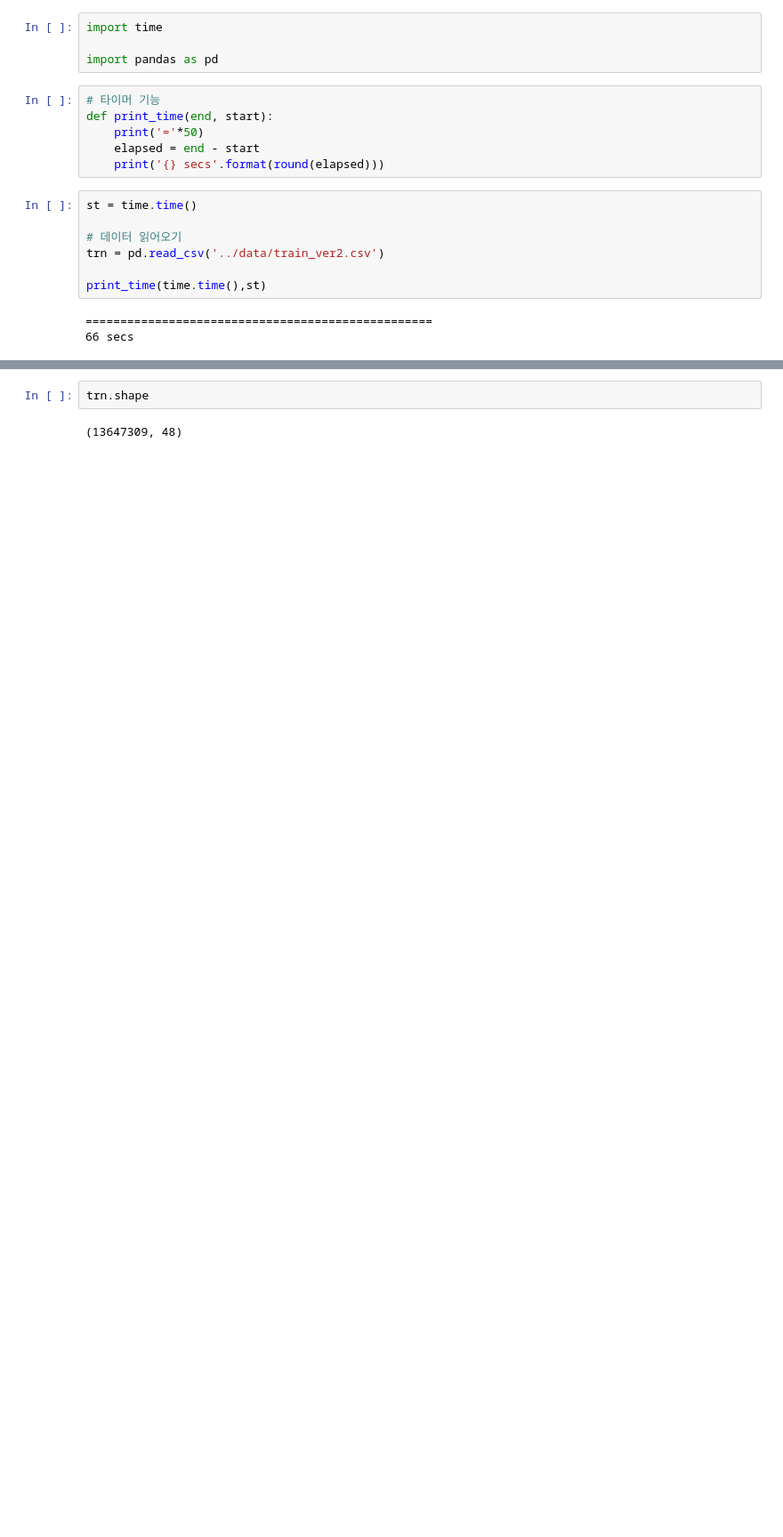
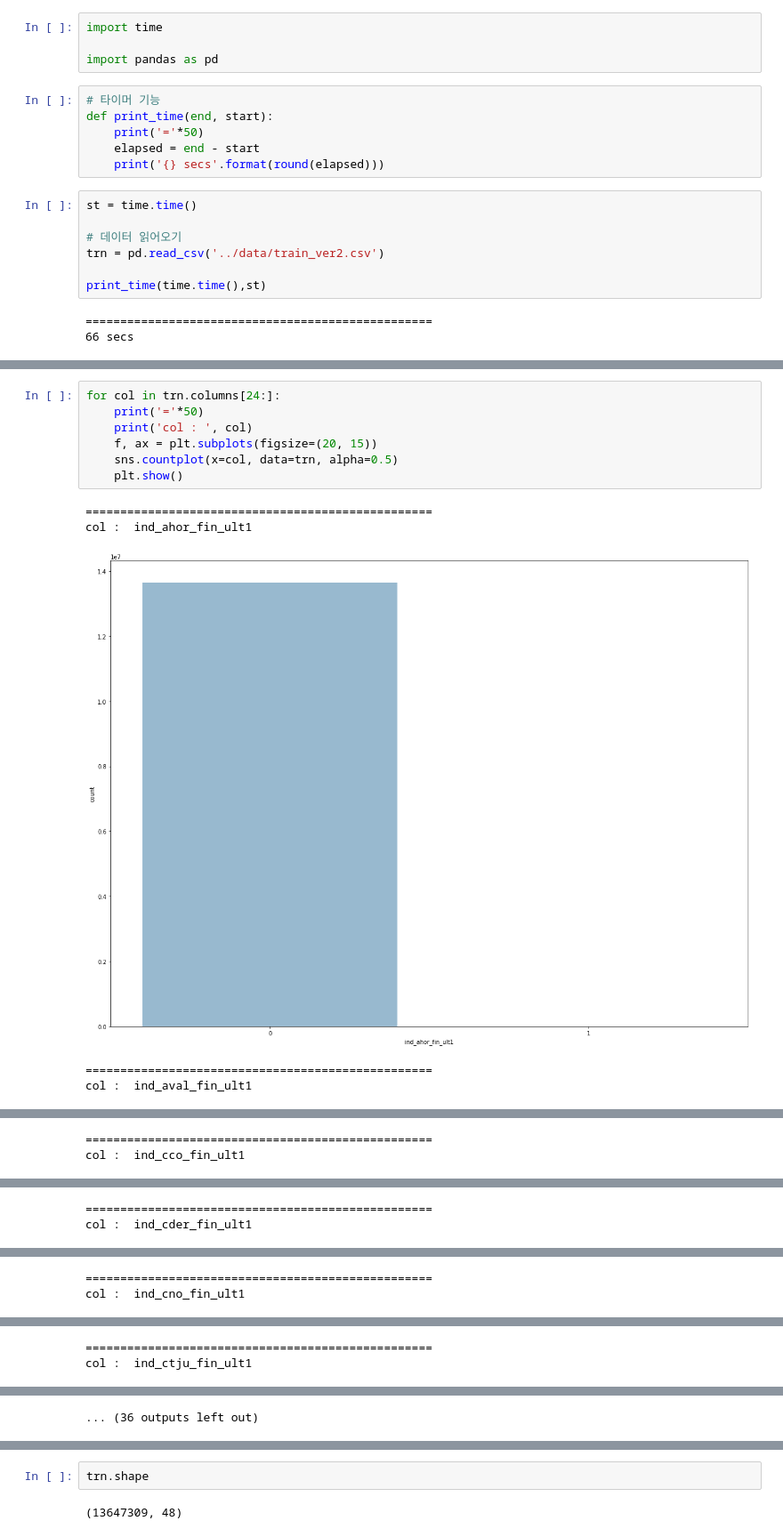
Before and after one commit to jsrimr/kaggle_santaner, a Jupyter notebook: kaggle_santander_product_recommendation/ipynb/01 Data.ipynb, the cells around one changed output, grey strips where cells are left out. Shown: that part at 89% size. Saved outputs shown, nothing was run; the diff lists cells and outputs as text; blank space fills up the shorter version.

```diff
--- a/kaggle_santander_product_recommendation/ipynb/01 Data.ipynb
+++ b/kaggle_santander_product_recommendation/ipynb/01 Data.ipynb
@@ -177,0 +113,13 @@ freq              7960220
+# %%
+for col in trn.columns[24:]:
+    print('='*50)
+    print('col : ', col)
+    f, ax = plt.subplots(figsize=(20, 15))
+    sns.countplot(x=col, data=trn, alpha=0.5)
+    plt.show()
+# %% [output]
+==================================================
+col :  ind_ahor_fin_ult1
+[figure, added]
+==================================================
+col :  ind_aval_fin_ult1
@@ -177,0 +127,2 @@ freq              7960220
+==================================================
+col :  ind_cco_fin_ult1
@@ -177,0 +130,2 @@ freq              7960220
+==================================================
+col :  ind_cder_fin_ult1
@@ -177,0 +133,2 @@ freq              7960220
+==================================================
+col :  ind_cno_fin_ult1
@@ -177,0 +136,2 @@ freq              7960220
+==================================================
+col :  ind_ctju_fin_ult1
@@ -177,0 +139 @@ freq              7960220
+... (36 outputs left out)
```
Also changed, not shown: parts of 26 cells of this notebook.
